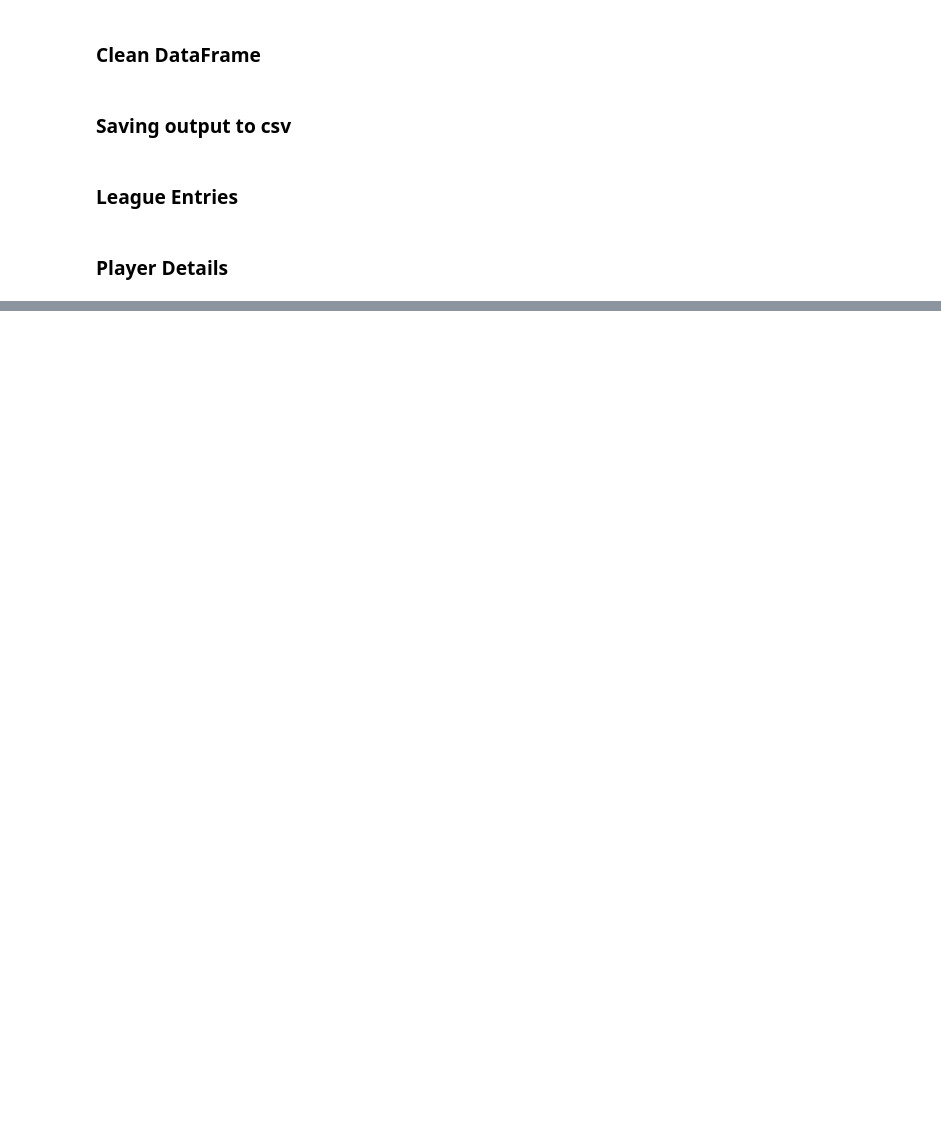
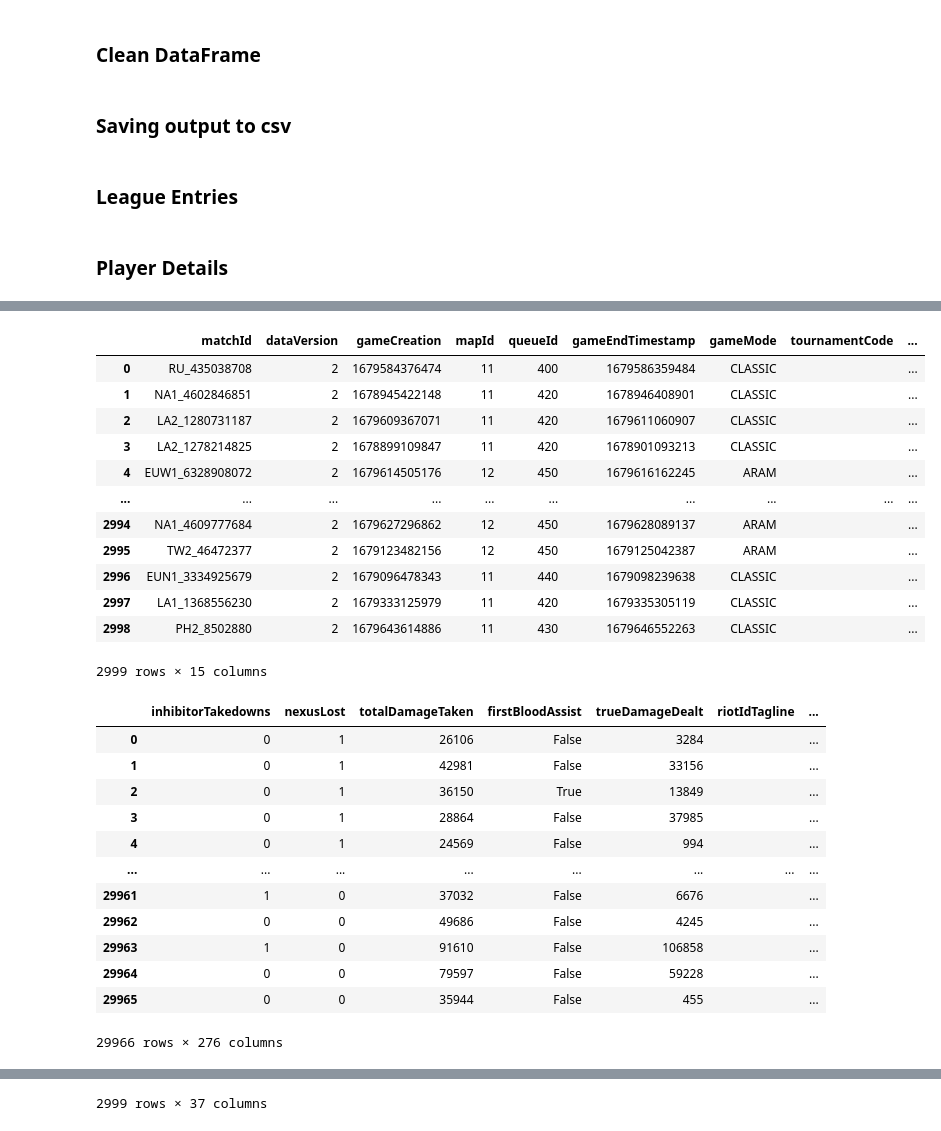
Before and after one commit to PeteCastle/League-of-Legends-Analytics, a Jupyter notebook: flows/api_ingestion/api_ingest.ipynb, the cells around one changed output, grey strips where cells are left out. Saved outputs shown, nothing was run; the diff lists cells and outputs as text; code cells hidden in the pictures; blank space fills up the shorter version.

Commit message:
Complete ingestion process

```diff
--- a/flows/api_ingestion/api_ingest.ipynb
+++ b/flows/api_ingestion/api_ingest.ipynb
@@ -112,16 +137,23 @@ async def players_request(players : list[tuple]): #By SummonnerID -> "id" in JSO
     return await asyncio.gather(*(semaphored_request(request) for request in requests_list))
 # %%
 # @task(task_id="multiple_matches_ingest")
-def matches_ingest(matches: list[str], region = "sea") -> list[dict]:
-    return asyncio.run(matches_request(matches))
+def matches_ingest(matches: list[str], limit = None) -> list[dict]:
+    if limit is None:
+        limit = len(matches)
+
+    return asyncio.run(matches_request(itertools.islice(matches, 0, limit-1)))
+
+# @task(task_id="players_matches_ingest")
+def players_matches_ingest(player_uuids : list[tuple], match_count : int = 20) -> list[dict]:
+    return asyncio.run(players_matches_request(player_uuids, match_count))
 
 # @task(task_id="league_entries_ingest")
-def league_entries_ingest(queue: str, tier :str, division:str, page:int = 1, region = "ph2") -> list[dict]:
-    return asyncio.run(league_entries_request(queue, tier, division, page, region))[0]
+def league_entries_ingest(queue: str, tier :str, division:str, region, riot_token : str, page:int = 1) -> list[dict]:
+    return asyncio.run(league_entries_request(queue, tier, division, page, region, riot_token))[0]
 
 # @task(task_id="top_league_entries_ingest")
-def top_league_entries_ingest(queue: str, tier:str,region = "ph2") -> dict:
-    return asyncio.run(top_league_entries_request(queue, tier, region))[0]
+def top_league_entries_ingest(queue: str, tier:str,region, riot_token : str) -> dict:
+    return asyncio.run(top_league_entries_request(queue, tier, region,riot_token))[0]
 
 # @task(task_id="player_ingest")
 def players_ingest(players : list[tuple]) -> list[dict]:
@@ -259,0 +293,4 @@ test = players_ingest(player_ids)
+# %%
+league_info, player_league_info = league_entries(queue="RANKED_SOLO_5x5", tier="challengerleagues", division='I', pages=1)
+player_ids = list(player_league_info[["region","summonerId","riot_token"]].itertuples(index=False, name=None))
+player_info = players_ingest(player_ids)
@@ -259,0 +301,8 @@ test = players_ingest(player_ids)
+# %%
+accounts_raw = pd.DataFrame(player_info).merge(player_league_info, left_on='id', right_on = 'summonerId', how='right')
+
+accounts_raw["region_group"] = accounts_raw["region"].map(region_groupings)
+assert accounts_raw["region_group"].isna().sum() == 0
+
+# display(accounts_raw["region"].unique())
+match_history_raw = players_matches_ingest(list(accounts_raw[['puuid','region_group','riot_token']].itertuples(index=False, name=None)))
@@ -259,0 +327,4 @@ test = players_ingest(player_ids)
+# %%
+
+match_history_list = set(itertools.chain.from_iterable(match_history_raw))
+raw_match_history_details = matches_ingest(match_history_list, 3000)
@@ -283,0 +427,37 @@ KeyboardInterrupt:
+# %%
+match_general_info = pd.DataFrame([get_match_general_info(match) for match in raw_match_history_details])
+display(match_general_info)
+
+match_player_info = itertools.chain.from_iterable([get_match_players_info(match) for match in raw_match_history_details])
+match_player_info = pd.DataFrame(match_player_info)
+display(match_player_info)
+
+match_teams_info = pd.DataFrame([get_match_teams_info(match) for match in raw_match_history_details])
+display(match_teams_info)
+# %% [output]
+|  | matchId | dataVersion | gameCreation | mapId | queueId | gameEndTimestamp | gameMode | tournamentCode | ... |
+| 0 | RU_435038708 | 2 | 1679584376474 | 11 | 400 | 1679586359484 | CLASSIC |  | ... |
+| 1 | NA1_4602846851 | 2 | 1678945422148 | 11 | 420 | 1678946408901 | CLASSIC |  | ... |
+| 2 | LA2_1280731187 | 2 | 1679609367071 | 11 | 420 | 1679611060907 | CLASSIC |  | ... |
+| 3 | LA2_1278214825 | 2 | 1678899109847 | 11 | 420 | 1678901093213 | CLASSIC |  | ... |
+| 4 | EUW1_6328908072 | 2 | 1679614505176 | 12 | 450 | 1679616162245 | ARAM |  | ... |
+| ... | ... | ... | ... | ... | ... | ... | ... | ... | ... |
+| 2994 | NA1_4609777684 | 2 | 1679627296862 | 12 | 450 | 1679628089137 | ARAM |  | ... |
+| 2995 | TW2_46472377 | 2 | 1679123482156 | 12 | 450 | 1679125042387 | ARAM |  | ... |
+| 2996 | EUN1_3334925679 | 2 | 1679096478343 | 11 | 440 | 1679098239638 | CLASSIC |  | ... |
+| 2997 | LA1_1368556230 | 2 | 1679333125979 | 11 | 420 | 1679335305119 | CLASSIC |  | ... |
+| 2998 | PH2_8502880 | 2 | 1679643614886 | 11 | 430 | 1679646552263 | CLASSIC |  | ... |
+2999 rows × 15 columns
+|  | inhibitorTakedowns | nexusLost | totalDamageTaken | firstBloodAssist | trueDamageDealt | riotIdTagline | ... |
+| 0 | 0 | 1 | 26106 | False | 3284 |  | ... |
+| 1 | 0 | 1 | 42981 | False | 33156 |  | ... |
+| 2 | 0 | 1 | 36150 | True | 13849 |  | ... |
+| 3 | 0 | 1 | 28864 | False | 37985 |  | ... |
+| 4 | 0 | 1 | 24569 | False | 994 |  | ... |
+| ... | ... | ... | ... | ... | ... | ... | ... |
+| 29961 | 1 | 0 | 37032 | False | 6676 |  | ... |
+| 29962 | 0 | 0 | 49686 | False | 4245 |  | ... |
+| 29963 | 1 | 0 | 91610 | False | 106858 |  | ... |
+| 29964 | 0 | 0 | 79597 | False | 59228 |  | ... |
+| 29965 | 0 | 0 | 35944 | False | 455 |  | ... |
+29966 rows × 276 columns
@@ -283,0 +476 @@ KeyboardInterrupt:
+2999 rows × 37 columns
```
Also changed, not shown: parts of 15 cells of this notebook, 2 other files.
